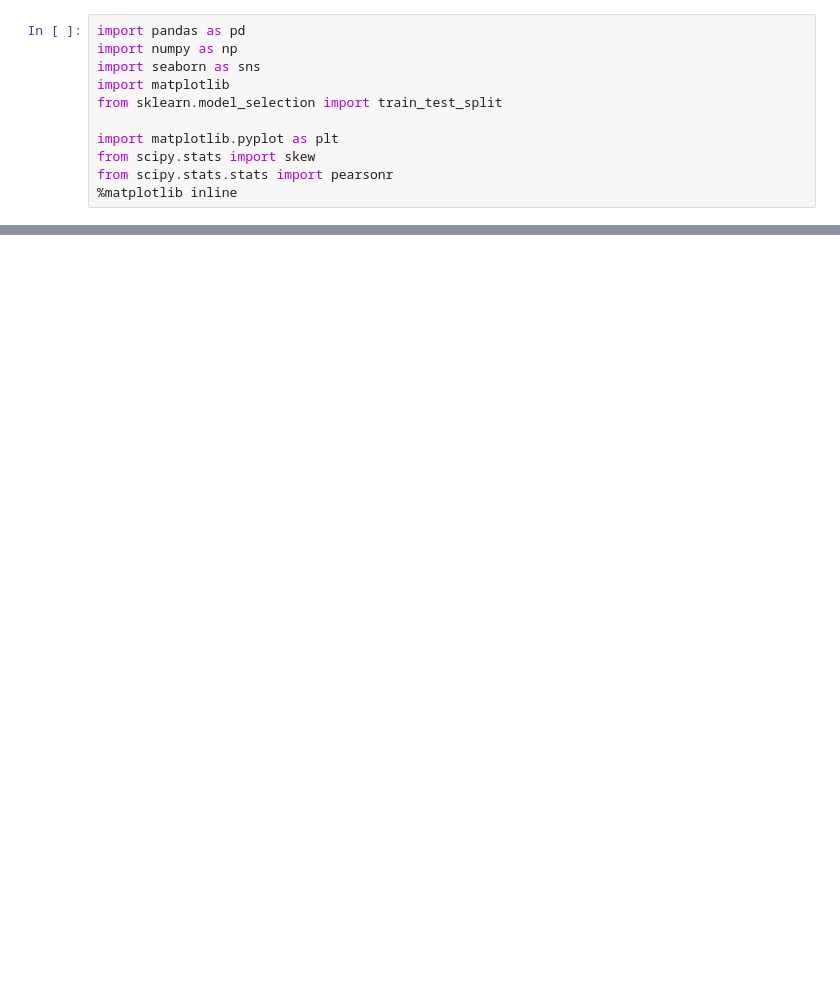
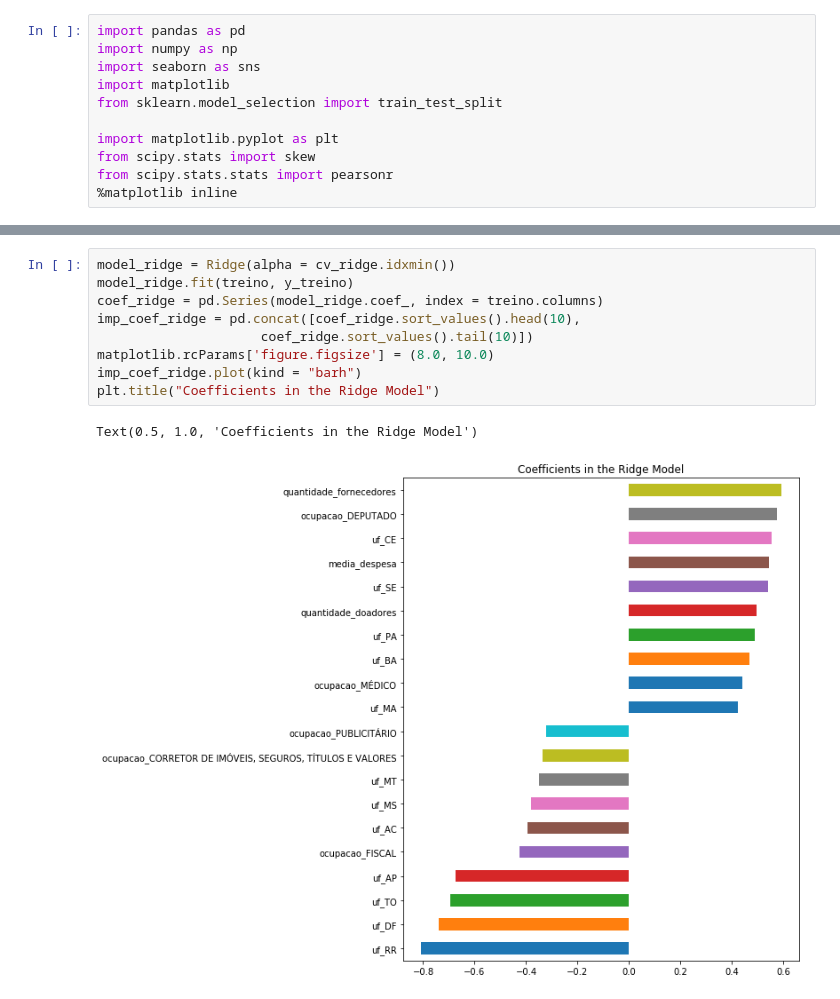
Before and after one commit to luizcz/aprendizado_maquina, a Jupyter notebook: regularizacao/Regularização.ipynb, the cells around one changed output, grey strips where cells are left out. Saved outputs shown, nothing was run; the diff lists cells and outputs as text; blank space fills up the shorter version.

```diff
--- a/regularizacao/Regularização.ipynb
+++ b/regularizacao/Regularização.ipynb
@@ -25,0 +95,12 @@ X_train, X_test, y_train, y_test = train_test_split(df, y, test_size=0.33)
+# %%
+model_ridge = Ridge(alpha = cv_ridge.idxmin())
+model_ridge.fit(treino, y_treino)
+coef_ridge = pd.Series(model_ridge.coef_, index = treino.columns)
+imp_coef_ridge = pd.concat([coef_ridge.sort_values().head(10),
+                     coef_ridge.sort_values().tail(10)])
+matplotlib.rcParams['figure.figsize'] = (8.0, 10.0)
+imp_coef_ridge.plot(kind = "barh")
+plt.title("Coefficients in the Ridge Model")
+# %% [output]
+Text(0.5, 1.0, 'Coefficients in the Ridge Model')
+[figure, added]
```
Also changed, not shown: parts of 17 cells of this notebook.
